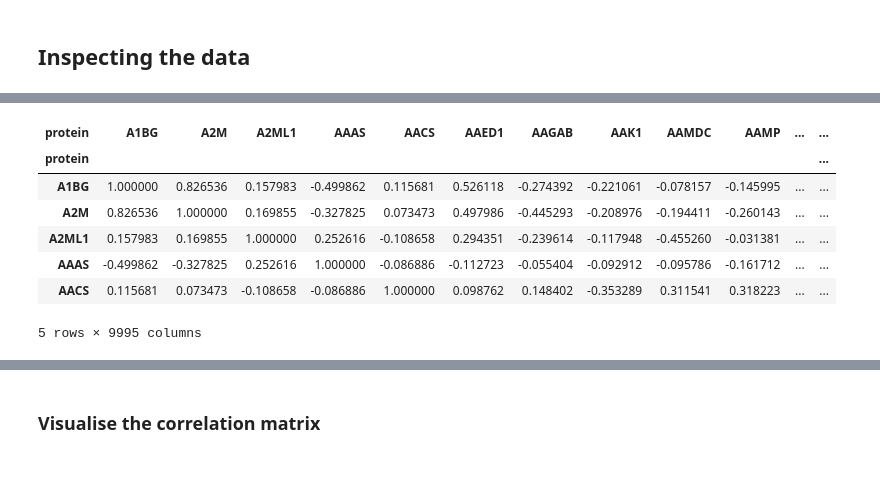
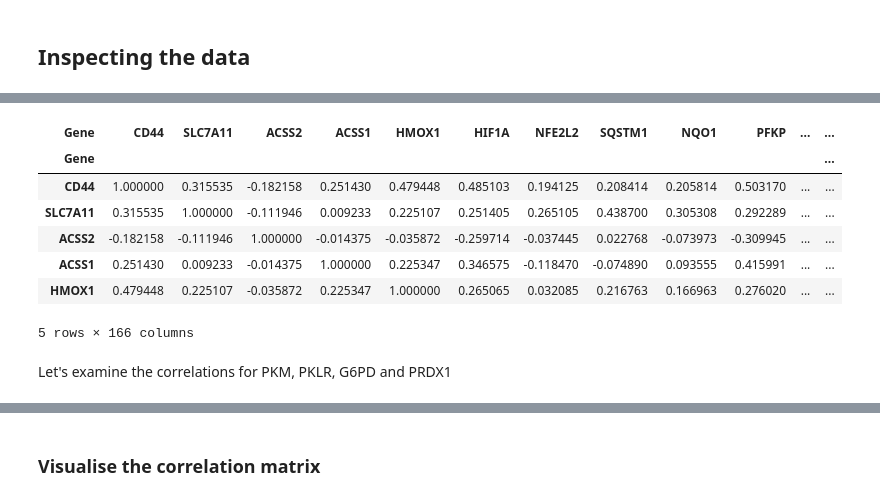
Before and after one commit to researchschool/researchschool, a Jupyter notebook: scripts/03_data_science.ipynb, the cells around one changed output, grey strips where cells are left out. Cells and saved outputs as stored; diff of their text form; code cells hidden in the pictures; blank space fills up the shorter version.

```diff
--- a/scripts/03_data_science.ipynb
+++ b/scripts/03_data_science.ipynb
@@ -85,9 +187,10 @@ data.shape
 # %% [markdown]
 ## Tidying up the dataset
 # %%
-# get rid of string values in the dataset
+# Assign gene names as the names of the rows
+data.index=data['Gene']
 
 # remove the descriptions
-data_no_desc = data.drop(columns="description")
+data_no_desc = data.drop(columns=['Description', 'Biological_process','Subcellular_location'])
 data_no_desc.head()
 # %% [output]
@@ -101,12 +205,9 @@ data_no_desc.head()
 # %%
-# assign the protein name as row name
-data_no_desc.index = data_no_desc["protein"]
-
 # show the new row names
 data_no_desc.index
 
 # delete the protein column
-data_no_desc_prot = data_no_desc.drop(columns="protein")
+data_values = data_no_desc.drop(columns="Gene")
 
-data_no_desc_prot.head()
+data_values.head()
 # %% [output]
@@ -157,15 +269,17 @@ Proteins usually do not act on their own. They form complexes with themselves or
 # %%
-# calculate a correlation matrix (What is that by the way?)
-corr_matrix = data_log.T.corr()
+# calculate a correlation matrix
+corr_matrix = data_values.T.corr()
 
 # show the head of the correlation matrix
 corr_matrix.head()
 # %% [output]
-| protein | A1BG | A2M | A2ML1 | AAAS | AACS | AAED1 | AAGAB | AAK1 | AAMDC | AAMP | ... | ... |
-| protein |  |  |  |  |  |  |  |  |  |  |  | ... |
-| A1BG | 1.000000 | 0.826536 | 0.157983 | -0.499862 | 0.115681 | 0.526118 | -0.274392 | -0.221061 | -0.078157 | -0.145995 | ... | ... |
-| A2M | 0.826536 | 1.000000 | 0.169855 | -0.327825 | 0.073473 | 0.497986 | -0.445293 | -0.208976 | -0.194411 | -0.260143 | ... | ... |
-| A2ML1 | 0.157983 | 0.169855 | 1.000000 | 0.252616 | -0.108658 | 0.294351 | -0.239614 | -0.117948 | -0.455260 | -0.031381 | ... | ... |
-| AAAS | -0.499862 | -0.327825 | 0.252616 | 1.000000 | -0.086886 | -0.112723 | -0.055404 | -0.092912 | -0.095786 | -0.161712 | ... | ... |
-| AACS | 0.115681 | 0.073473 | -0.108658 | -0.086886 | 1.000000 | 0.098762 | 0.148402 | -0.353289 | 0.311541 | 0.318223 | ... | ... |
+| Gene | CD44 | SLC7A11 | ACSS2 | ACSS1 | HMOX1 | HIF1A | NFE2L2 | SQSTM1 | NQO1 | PFKP | ... | ... |
+| Gene |  |  |  |  |  |  |  |  |  |  |  | ... |
+| CD44 | 1.000000 | 0.315535 | -0.182158 | 0.251430 | 0.479448 | 0.485103 | 0.194125 | 0.208414 | 0.205814 | 0.503170 | ... | ... |
+| SLC7A11 | 0.315535 | 1.000000 | -0.111946 | 0.009233 | 0.225107 | 0.251405 | 0.265105 | 0.438700 | 0.305308 | 0.292289 | ... | ... |
+| ACSS2 | -0.182158 | -0.111946 | 1.000000 | -0.014375 | -0.035872 | -0.259714 | -0.037445 | 0.022768 | -0.073973 | -0.309945 | ... | ... |
+| ACSS1 | 0.251430 | 0.009233 | -0.014375 | 1.000000 | 0.225347 | 0.346575 | -0.118470 | -0.074890 | 0.093555 | 0.415991 | ... | ... |
+| HMOX1 | 0.479448 | 0.225107 | -0.035872 | 0.225347 | 1.000000 | 0.265065 | 0.032085 | 0.216763 | 0.166963 | 0.276020 | ... | ... |
-5 rows × 9995 columns
+5 rows × 166 columns
+# %% [markdown]
+Let's examine the correlations for PKM, PKLR, G6PD and PRDX1
```
Also changed, not shown: parts of 64 cells of this notebook, 2 other files.
